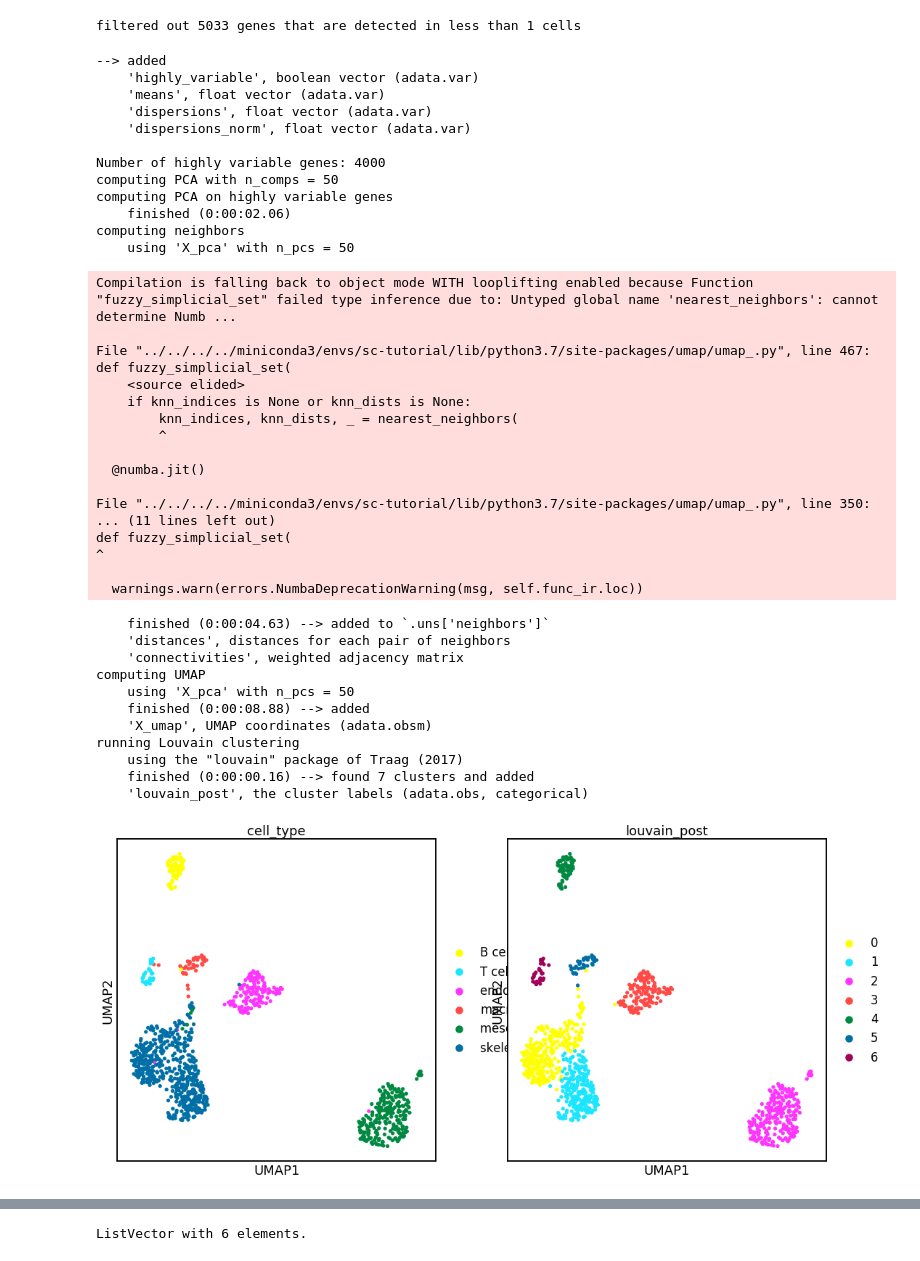
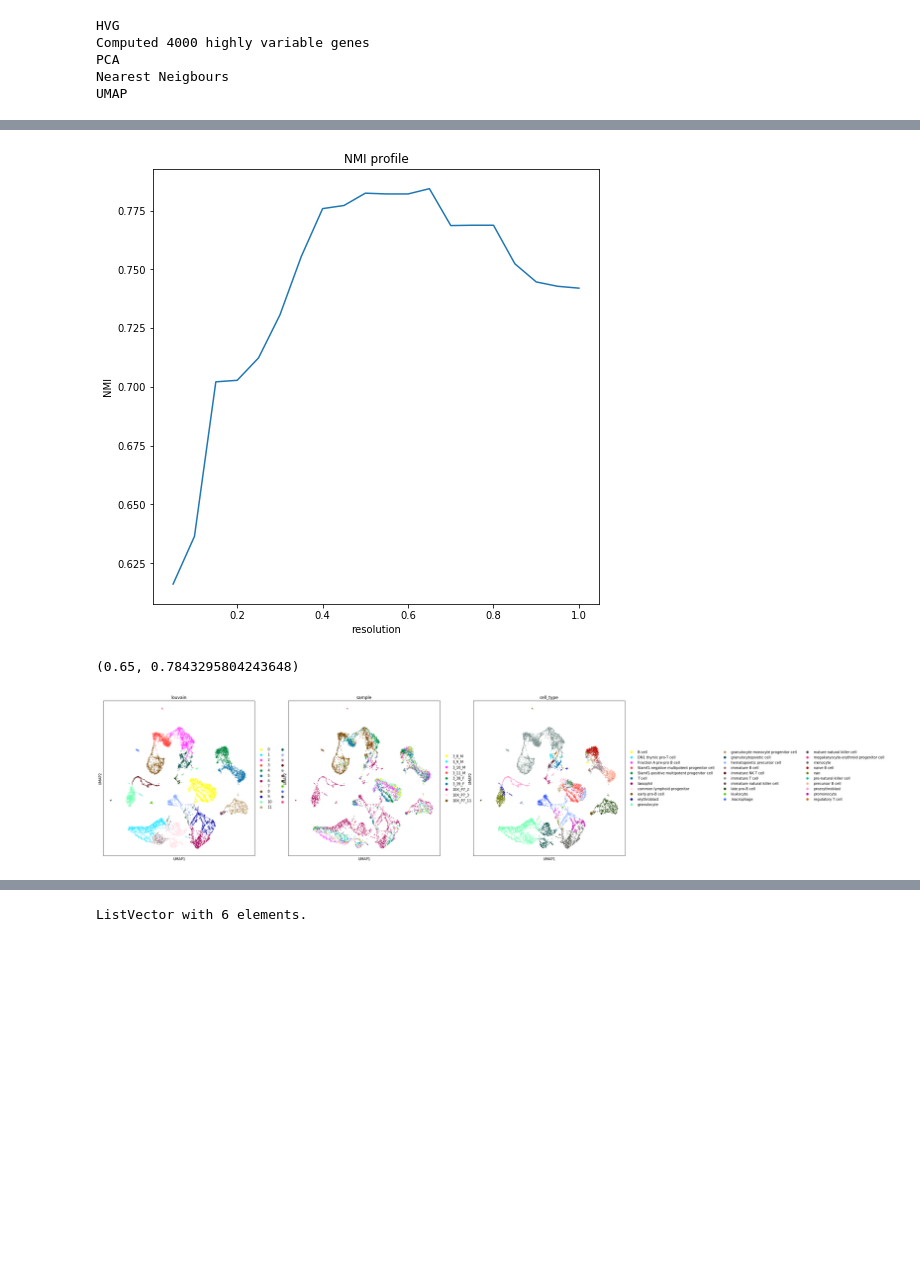
Before and after one commit to theislab/scib, a Jupyter notebook: notebooks/metrics/kBET.ipynb, the cells around one changed output, grey strips where cells are left out. Cells and saved outputs as stored; diff of their text form; code cells hidden in the pictures; blank space fills up the shorter version.

```diff
--- a/notebooks/metrics/kBET.ipynb
+++ b/notebooks/metrics/kBET.ipynb
@@ -6,7 +6,7 @@ import seaborn as sns
 import scanpy as sc
 import scIB
 
-sc.settings.verbosity = 3             # verbosity: errors (0), warnings (1), info (2), hints (3)
+sc.settings.verbosity = 1          # verbosity: errors (0), warnings (1), info (2), hints (3)
 sc.logging.print_versions()
 import warnings
 warnings.filterwarnings('ignore')
@@ -25,51 +23,16 @@ adata = sc.read("../data/tm/facs/norm/Limb_Muscle_raw.h5ad", cache=True)
-# %%
-sc.pp.filter_genes(adata, min_cells=1)
-# %% [output]
-filtered out 5033 genes that are detected in less than 1 cells
+# %%
+adata_file = "/home/icb/daniel.strobl/scanorama.h5ad"
+adata = sc.read(adata_file, cache=True)
 # %%
 scIB.preprocessing.reduce_data(adata, hvg=True, pca=True, umap=True)
-sc.tl.louvain(adata, resolution=0.5, key_added='louvain_post')
-
-sc.pl.umap(adata, color=['cell_type', 'louvain_post'], palette=sc.pl.palettes.godsnot_64)
 # %% [output]
---> added
-    'highly_variable', boolean vector (adata.var)
-    'means', float vector (adata.var)
-    'dispersions', float vector (adata.var)
-    'dispersions_norm', float vector (adata.var)
-
-Number of highly variable genes: 4000
-computing PCA with n_comps = 50
-computing PCA on highly variable genes
-    finished (0:00:02.06)
-computing neighbors
-    using 'X_pca' with n_pcs = 50
+HVG
+Computed 4000 highly variable genes
+PCA
+Nearest Neigbours
+UMAP
-Compilation is falling back to object mode WITH looplifting enabled because Function "fuzzy_simplicial_set" failed type inference due to: Untyped global name 'nearest_neighbors': cannot determine Numb ...
-
-File "../../../../miniconda3/envs/sc-tutorial/lib/python3.7/site-packages/umap/umap_.py", line 467:
-def fuzzy_simplicial_set(
-    <source elided>
-    if knn_indices is None or knn_dists is None:
-        knn_indices, knn_dists, _ = nearest_neighbors(
-        ^
-
-  @numba.jit()
-
-File "../../../../miniconda3/envs/sc-tutorial/lib/python3.7/site-packages/umap/umap_.py", line 350:
-... (11 lines left out)
-def fuzzy_simplicial_set(
-^
-
-  warnings.warn(errors.NumbaDeprecationWarning(msg, self.func_ir.loc))
-    finished (0:00:04.63) --> added to `.uns['neighbors']`
-    'distances', distances for each pair of neighbors
-    'connectivities', weighted adjacency matrix
-computing UMAP
-    using 'X_pca' with n_pcs = 50
-    finished (0:00:08.88) --> added
-    'X_umap', UMAP coordinates (adata.obsm)
-running Louvain clustering
-    using the "louvain" package of Traag (2017)
-    finished (0:00:00.16) --> found 7 clusters and added
-    'louvain_post', the cluster labels (adata.obs, categorical)
-[figure, removed]
+# %%
+adata.obs['cell_type'] = adata.obs['cell_ontology_class']
+# %%
+opt_clus = scIB.clustering.opt_louvain(adata, label='cell_type', plot=True, force=True, verbose=True)
+# %% [output]
@@ -75,0 +40,9 @@ running Louvain clustering
+[figure, added]
+# %%
+opt_clus[0:2]
+# %% [output]
+(0.65, 0.7843295804243648)
+# %%
+sc.pl.umap(adata, color=['louvain', 'sample', 'cell_type'], palette=sc.pl.palettes.godsnot_64)
+# %% [output]
+[figure, added]
```
Also changed, not shown: parts of 11 cells of this notebook, 3 other files.
